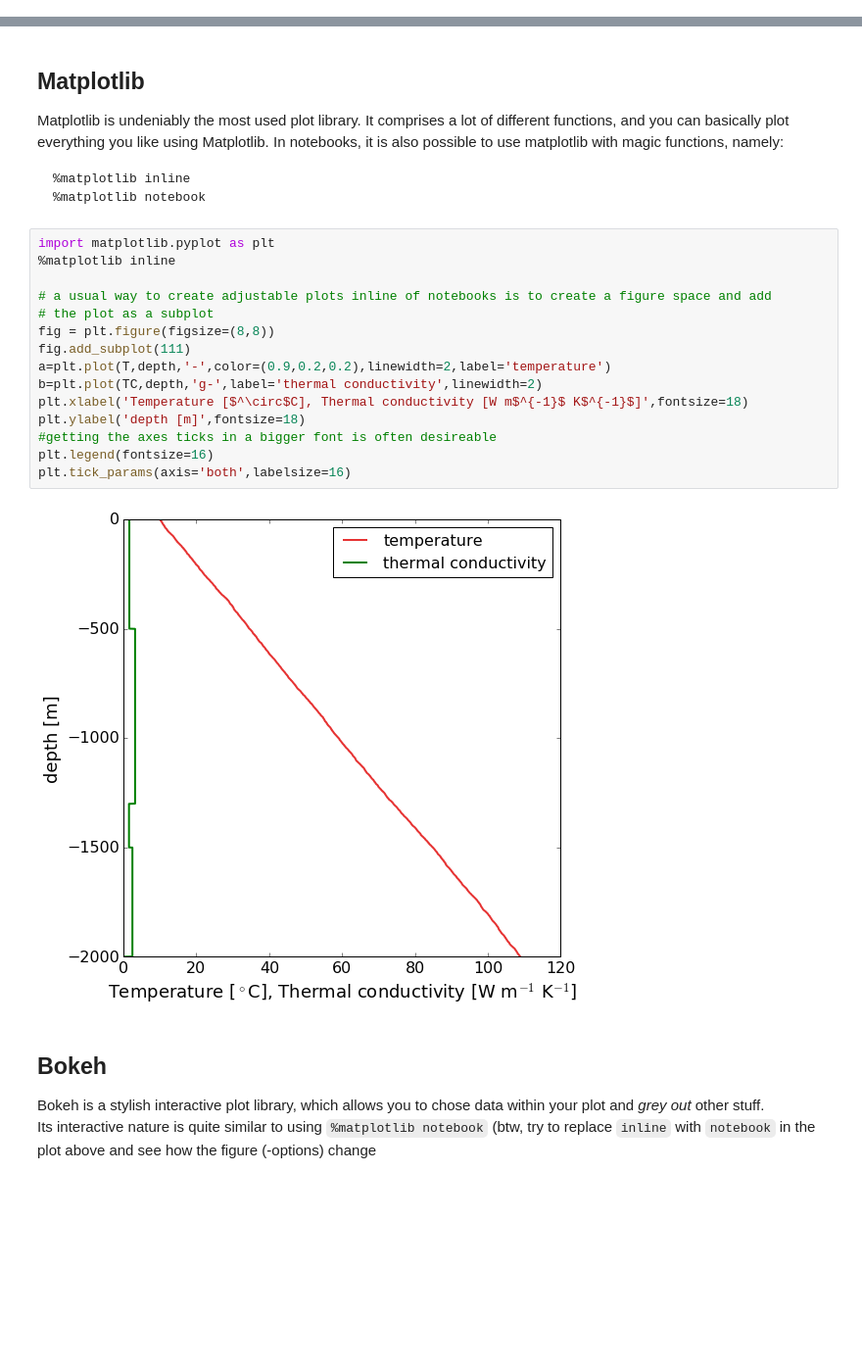
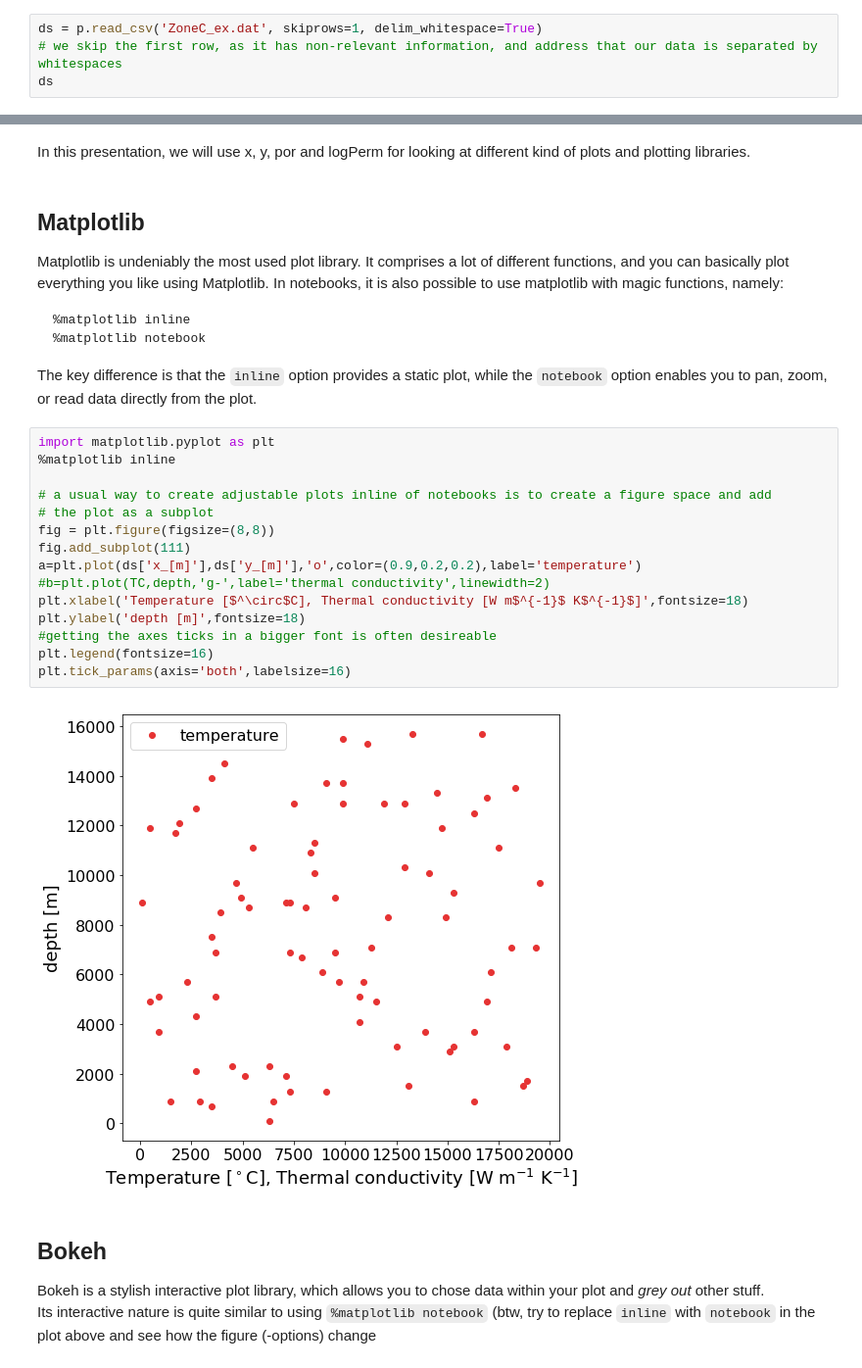
Before and after one commit to Japhiolite/geothermics, a Jupyter notebook: 00_Plotting_in_python.ipynb, the cells around one changed output, grey strips where cells are left out. Shown at 98% size. Saved outputs shown, nothing was run; the diff lists cells and outputs as text; blank space fills up the shorter version.

Commit message:
work on plotting notebook

````diff
--- a/00_Plotting_in_python.ipynb
+++ b/00_Plotting_in_python.ipynb
@@ -41,0 +35,4 @@ else:
+# %%
+ds = p.read_csv('ZoneC_ex.dat', skiprows=1, delim_whitespace=True)
+# we skip the first row, as it has non-relevant information, and address that our data is separated by whitespaces
+ds
@@ -42,3 +58,5 @@ else:
+# %% [markdown]
+In this presentation, we will use x, y, por and logPerm for looking at different kind of plots and plotting libraries.
 # %% [markdown]
 ## Matplotlib
 Matplotlib is undeniably the most used plot library. It comprises a lot of different functions, and you can basically plot everything you like using Matplotlib. In notebooks, it is also possible to use matplotlib with magic functions, namely:
@@ -46,23 +64,24 @@ Matplotlib is undeniably the most used plot library. It comprises a lot of diffe
 %matplotlib inline
 %matplotlib notebook
 ```
+The key difference is that the `inline` option provides a static plot, while the `notebook` option enables you to pan, zoom, or read data directly from the plot.
 # %%
 import matplotlib.pyplot as plt
 %matplotlib inline
 
 # a usual way to create adjustable plots inline of notebooks is to create a figure space and add
 # the plot as a subplot
 fig = plt.figure(figsize=(8,8))
 fig.add_subplot(111)
-a=plt.plot(T,depth,'-',color=(0.9,0.2,0.2),linewidth=2,label='temperature')
-b=plt.plot(TC,depth,'g-',label='thermal conductivity',linewidth=2)
+a=plt.plot(ds['x_[m]'],ds['y_[m]'],'o',color=(0.9,0.2,0.2),label='temperature')
+#b=plt.plot(TC,depth,'g-',label='thermal conductivity',linewidth=2)
 plt.xlabel('Temperature [$^\circ$C], Thermal conductivity [W m$^{-1}$ K$^{-1}$]',fontsize=18)
 plt.ylabel('depth [m]',fontsize=18)
 #getting the axes ticks in a bigger font is often desireable
 plt.legend(fontsize=16)
 plt.tick_params(axis='both',labelsize=16)
 # %% [output]
-[figure, old version]
+[figure, new version]
 # %% [markdown]
 ## Bokeh
 Bokeh is a stylish interactive plot library, which allows you to chose data within your plot and *grey out* other stuff.
````
Also changed, not shown: parts of 8 cells of this notebook, 1 other file.
